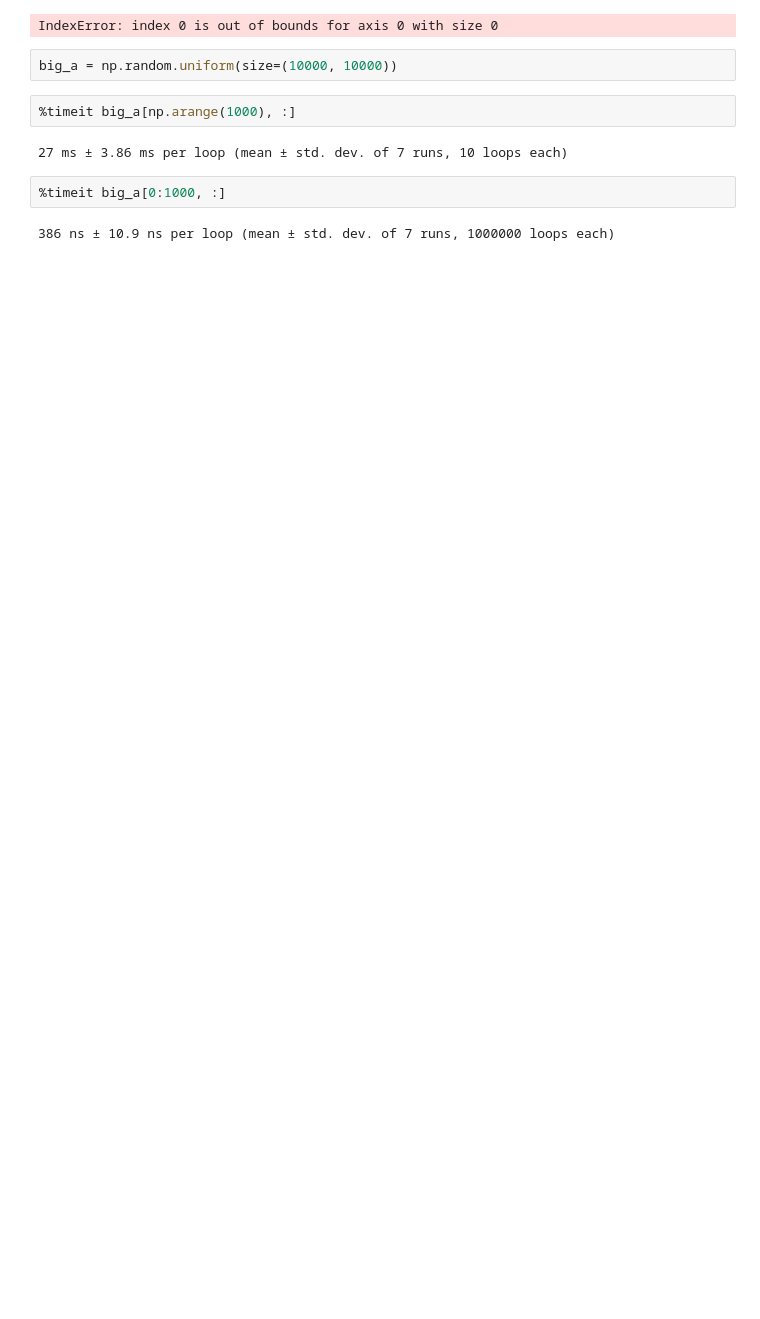
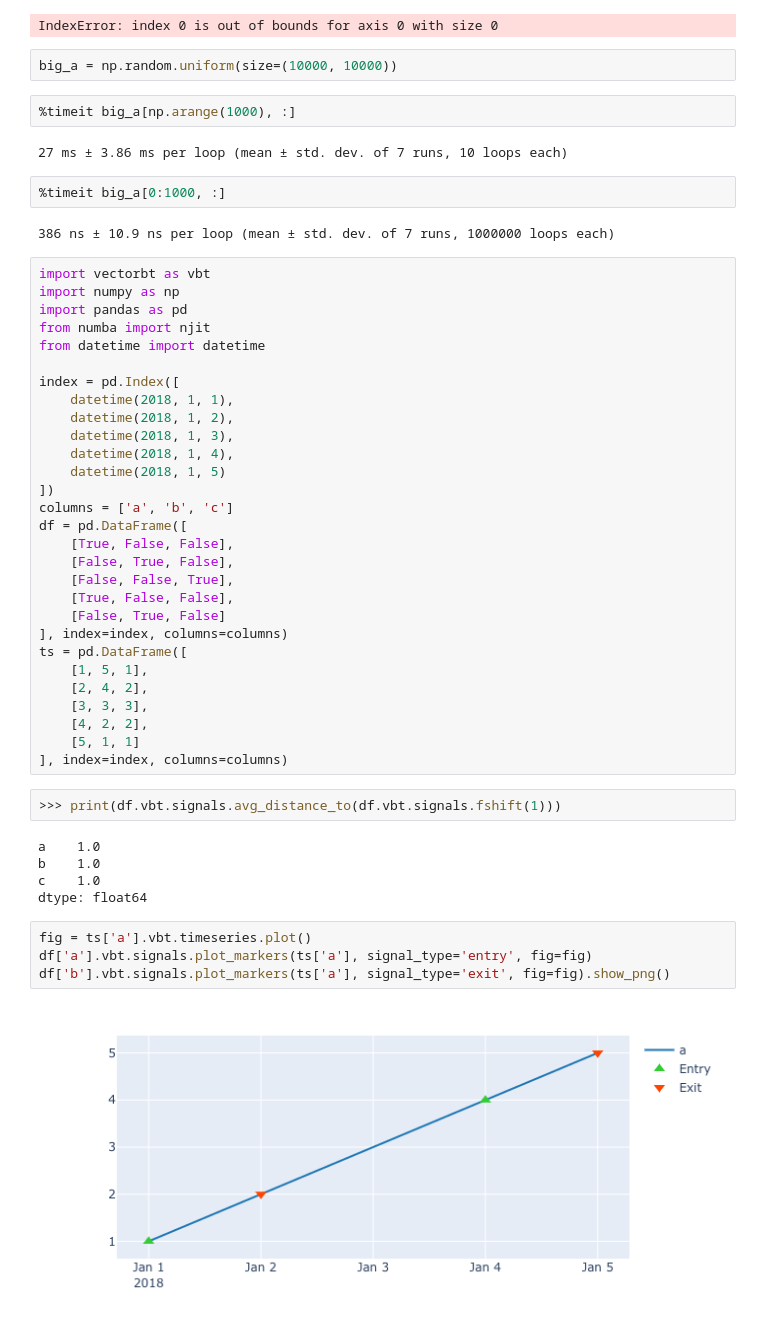
Before and after one commit to polakowo/vectorbt, a Jupyter notebook: Untitled.ipynb, the cells around one changed output. Cells and saved outputs as stored; diff of their text form; blank space fills up the shorter version.

Commit message:
Refactor signals and portfolio

```diff
--- a/Untitled.ipynb
+++ b/Untitled.ipynb
@@ -181,3 +434,45 @@ big_a = np.random.uniform(size=(10000, 10000))
 %timeit big_a[0:1000, :]
 # %% [output]
 386 ns ± 10.9 ns per loop (mean ± std. dev. of 7 runs, 1000000 loops each)
+# %%
+import vectorbt as vbt
+import numpy as np
+import pandas as pd
+from numba import njit
+from datetime import datetime
+
+index = pd.Index([
+    datetime(2018, 1, 1),
+    datetime(2018, 1, 2),
+    datetime(2018, 1, 3),
+    datetime(2018, 1, 4),
+    datetime(2018, 1, 5)
+])
+columns = ['a', 'b', 'c']
+df = pd.DataFrame([
+    [True, False, False],
+    [False, True, False],
+    [False, False, True],
+    [True, False, False],
+    [False, True, False]
+], index=index, columns=columns)
+ts = pd.DataFrame([
+    [1, 5, 1],
+    [2, 4, 2],
+    [3, 3, 3],
+    [4, 2, 2],
+    [5, 1, 1]
+], index=index, columns=columns)
+# %%
+>>> print(df.vbt.signals.avg_distance_to(df.vbt.signals.fshift(1)))
+# %% [output]
+a    1.0
+b    1.0
+c    1.0
+dtype: float64
+# %%
+fig = ts['a'].vbt.timeseries.plot()
+df['a'].vbt.signals.plot_markers(ts['a'], signal_type='entry', fig=fig)
+df['b'].vbt.signals.plot_markers(ts['a'], signal_type='exit', fig=fig).show_png()
+# %% [output]
+[figure, added]
```
Also changed, not shown: parts of 19 cells of this notebook, 16 other files.
